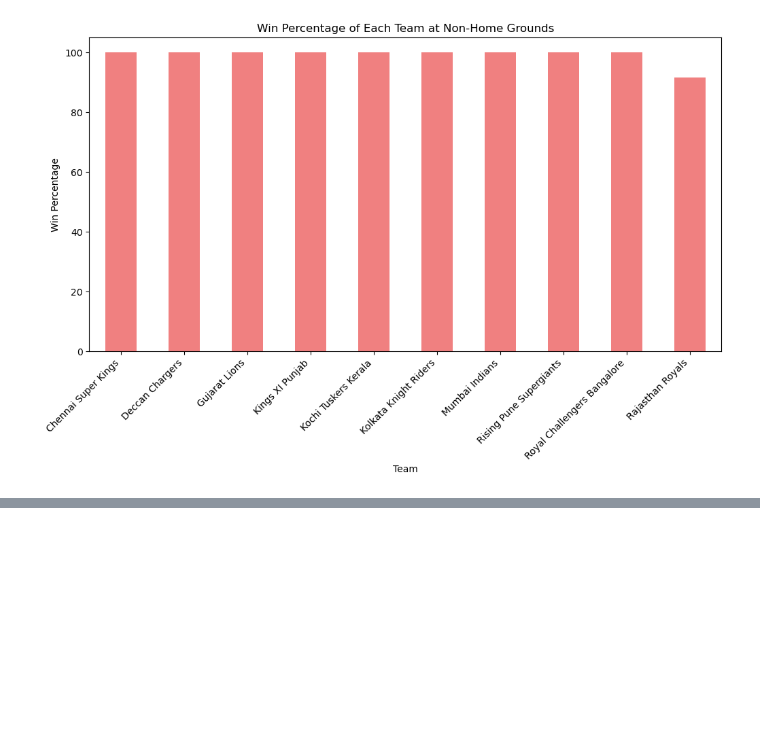
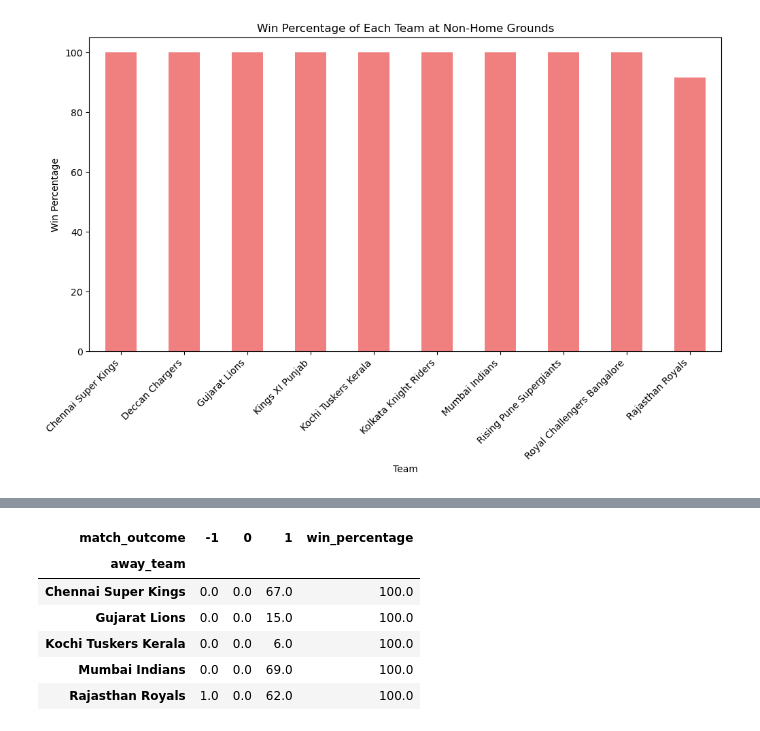
Before and after one commit to Spap123/DIG-Classes, a Jupyter notebook: 25th Feb Batch/Class_24.09.2023_IPL_Project.ipynb, the cells around one changed output, grey strips where cells are left out. Saved outputs shown, nothing was run; the diff lists cells and outputs as text; code cells hidden in the pictures; blank space fills up the shorter version.

```diff
--- a/25th Feb Batch/Class_24.09.2023_IPL_Project.ipynb
+++ b/25th Feb Batch/Class_24.09.2023_IPL_Project.ipynb
@@ -449,0 +504,10 @@ See the caveats in the documentation: https://pandas.pydata.org/pandas-docs/stab
+# %%
+away_team_stats.head()
+# %% [output]
+| match_outcome | -1 | 0 | 1 | win_percentage |
+| away_team |  |  |  |  |
+| Chennai Super Kings | 0.0 | 0.0 | 67.0 | 100.0 |
+| Gujarat Lions | 0.0 | 0.0 | 15.0 | 100.0 |
+| Kochi Tuskers Kerala | 0.0 | 0.0 | 6.0 | 100.0 |
+| Mumbai Indians | 0.0 | 0.0 | 69.0 | 100.0 |
+| Rajasthan Royals | 1.0 | 0.0 | 62.0 | 100.0 |
```
Also changed, not shown: parts of 2 cells of this notebook.
